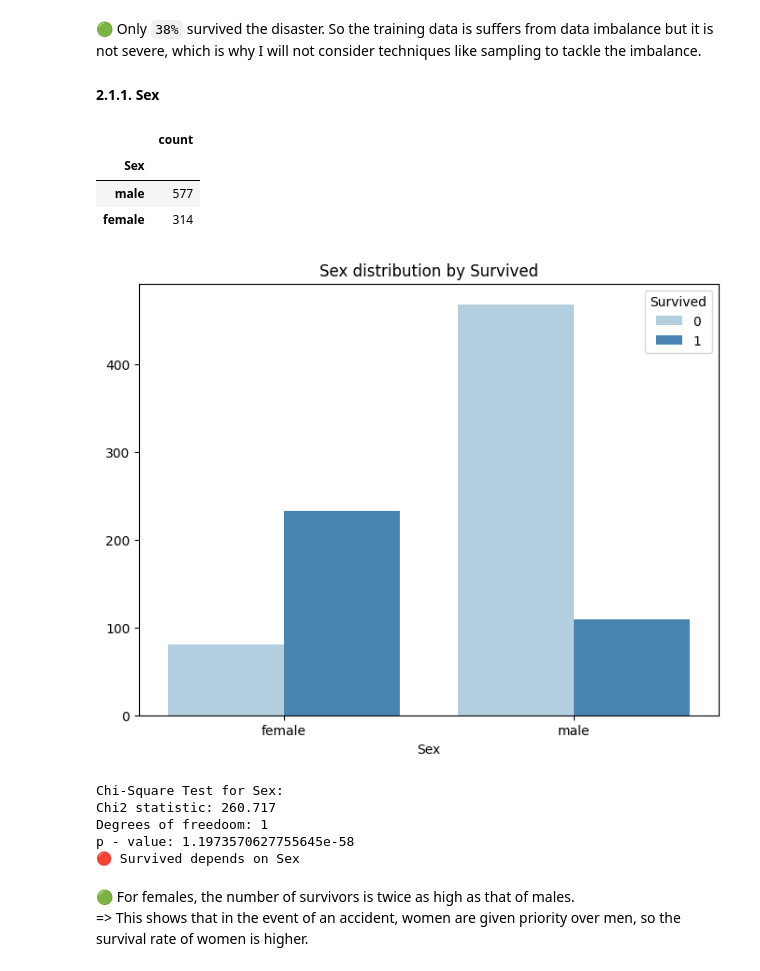
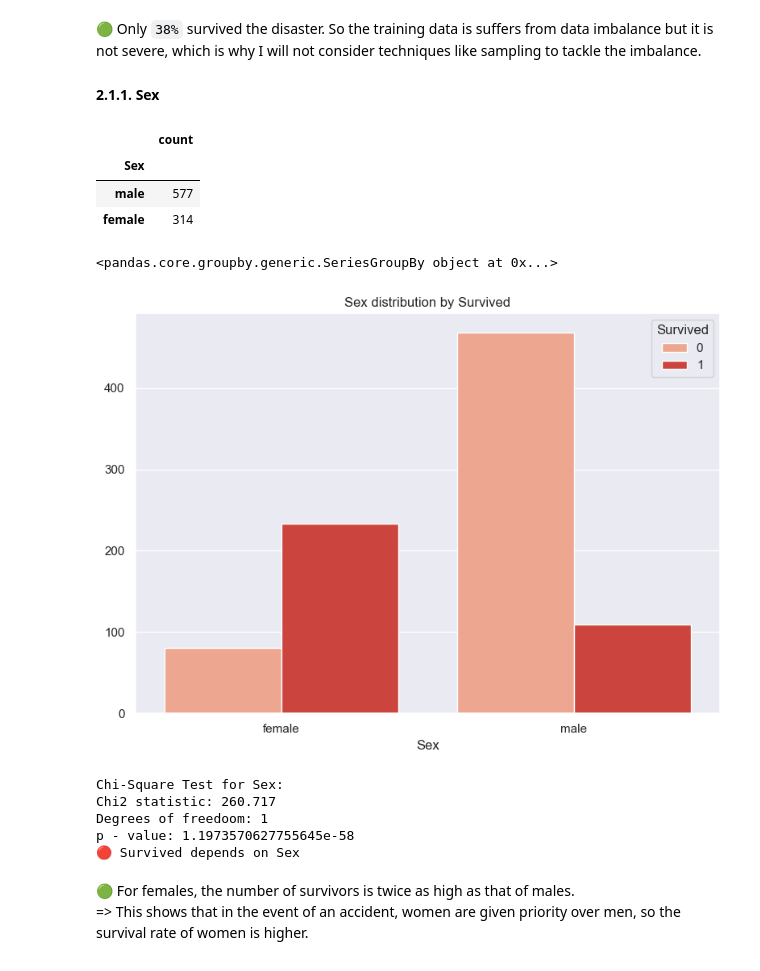
Before and after one commit to daominhthuan42/kaggle-portfolio, a Jupyter notebook: 00_DATA_SCIENCE_CodeXplore/05_TITANIC/Titanic.ipynb, the cells around one changed output. Cells and saved outputs as stored; diff of their text form; code cells hidden in the pictures.

Commit message:
[Titanic]

```diff
--- a/00_DATA_SCIENCE_CodeXplore/05_TITANIC/Titanic.ipynb
+++ b/00_DATA_SCIENCE_CodeXplore/05_TITANIC/Titanic.ipynb
@@ -47,0 +30,5 @@ test_df.head()
+# %%
+sns.set_theme()
+# %%
+df_train = pd.read_csv("/kaggle/input/titanic/train.csv")
+df_train.head()
@@ -49,3 +53,9 @@ test_df.head()
 **PassengerId**
 
 The first column is the passenger ID. The ID for a passenger is just number to identify this passenger in this dataset. So this column is not really a part of the information we should care about. We can drop this column or make it the index for this dataset. Let's make it the index for the dataset just to demonstrate the use of `df.set_index` method
+# %%
+if "PassengerId" in df_train.columns:
+    df_train.set_index(df_train.PassengerId, inplace=True)
+    df_train.drop("PassengerId", axis=1, inplace=True)
+else:
+    pass
@@ -260,41 +295,34 @@ train_df["Survived"].value_counts(normalize=True).to_frame()
 # %% [markdown]
 🟢 Only `38%` survived the disaster. So the training data is suffers from data imbalance but it is not severe, which is why I will not consider techniques like sampling to tackle the imbalance.
 #### 2.1.1. Sex
-# %%
-# Phân bố nam nữ trên tàu.
-train_df["Sex"].value_counts().to_frame()
-# %% [output]
-|  | count |
-| Sex |  |
-| male | 577 |
-| female | 314 |
+# %%
+df_train["Sex"].value_counts().to_frame()
+# %% [output]
+|  | count |
+| Sex |  |
+| male | 577 |
+| female | 314 |
+# %%
+df_train.groupby("Sex")["Survived"]
+# %% [output]
+<pandas.core.groupby.generic.SeriesGroupBy object at 0x...>
 # %%
 plt.figure(figsize=(8, 6))
-sns.countplot(data=train_df, x = "Sex", palette="Blues", hue="Survived");
+sns.countplot(data=df_train, x = "Sex", hue="Survived", palette="Reds");
 plt.title("Sex distribution by Survived")
 plt.xlabel('Sex')
 plt.ylabel('')
+plt.tight_layout()
 plt.show()
+
+cal_ChiSquare("Sex")
 # %% [output]
-[figure, old version]
+[figure, new version]
+Chi-Square Test for Sex:
+Chi2 statistic: 260.717
+Degrees of freedoom: 1
+p - value: 1.1973570627755645e-58
+🔴 Survived depends on Sex
-# %%
-crosstab = pd.crosstab(train_df["Survived"], train_df["Sex"])
-chi2, p, dof, expected = chi2_contingency(crosstab)
-
-print(f"\nChi-Square Test for Sex:")
-print(f"Chi2 statistic: {chi2:.3f}")
-print(f"Degrees of freedoom: {dof}")
-print(f"p - value: {p}")
-if p <= 0.05:
-    print("🔴 Survived depends on Sex")
-else:
-    print("⚪ Survived does not depend on Sex")
-# %% [output]
-Chi-Square Test for Sex:
-Chi2 statistic: 260.717
-Degrees of freedoom: 1
-p - value: 1.1973570627755645e-58
-🔴 Survived depends on Sex
 # %% [markdown]
 🟢 For females, the number of survivors is twice as high as that of males. <br>
 => This shows that in the event of an accident, women are given priority over men, so the survival rate of women is higher.
```
Also changed, not shown: parts of 143 cells of this notebook, 2 other files.
